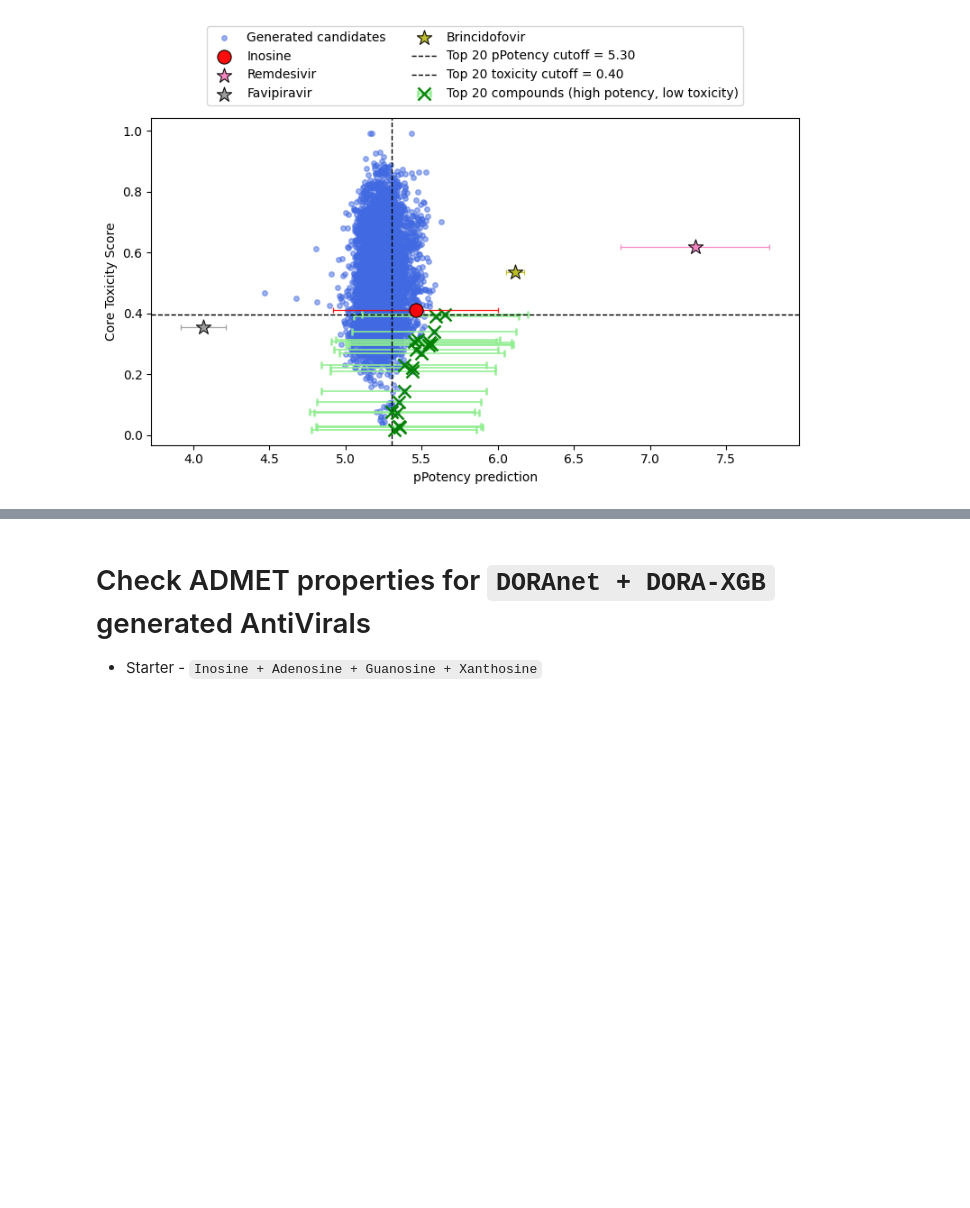
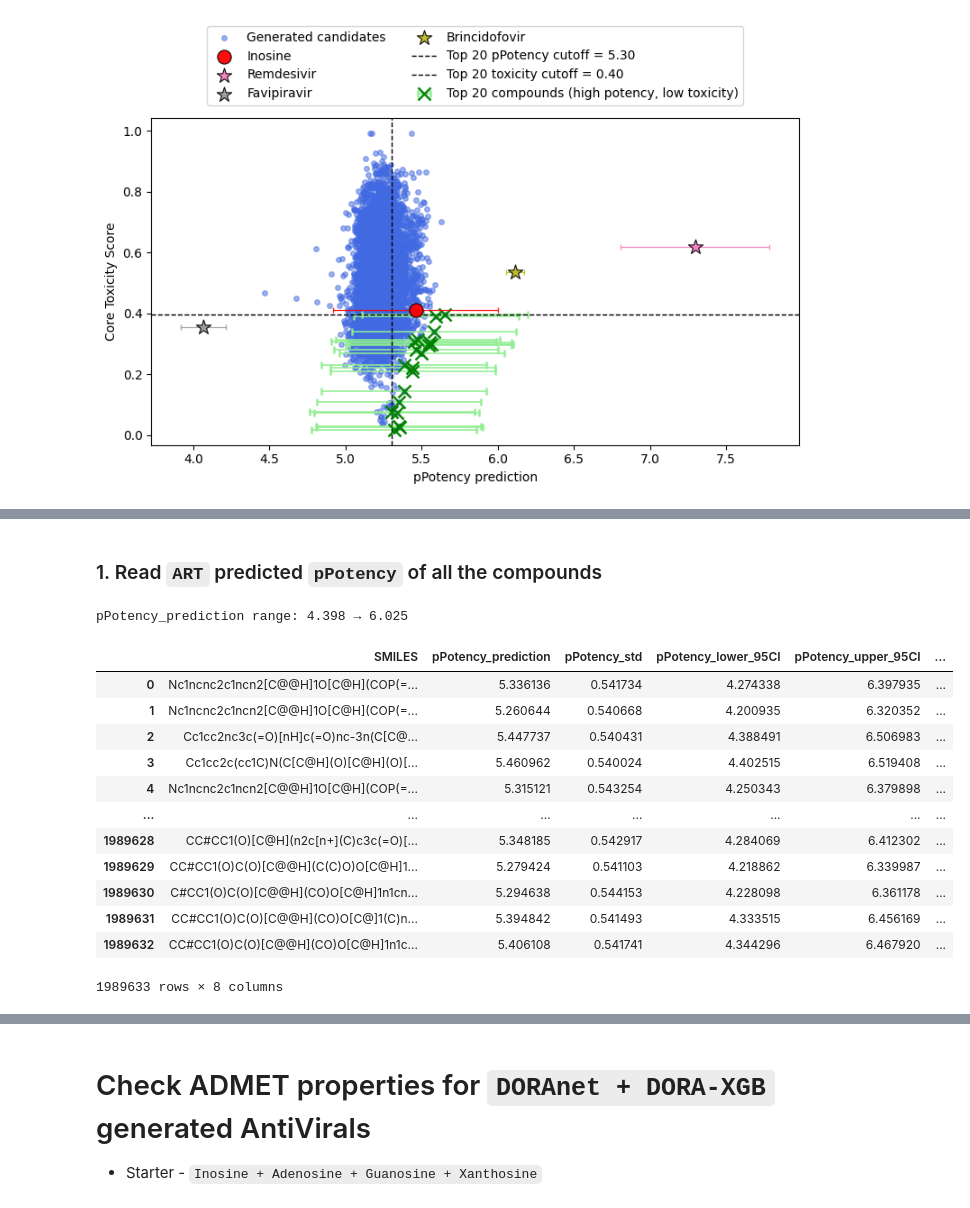
Before and after one commit to soumyadeepghosh35/DTRA_DrugDesign, a Jupyter notebook: DTRA_project_notebooks/Step6_ADMET_combinedEbola.ipynb, the cells around one changed output, grey strips where cells are left out. Drawn from its saved outputs; the diff is of its cells as text; code cells hidden in the pictures; blank space fills up the shorter version.

Commit message:
added inosine sub structure molecules

```diff
--- a/DTRA_project_notebooks/Step6_ADMET_combinedEbola.ipynb
+++ b/DTRA_project_notebooks/Step6_ADMET_combinedEbola.ipynb
@@ -2280,0 +2284,23 @@ Query compounds that will be plotted:
+# %% [markdown]
+### 1. Read `ART` predicted `pPotency` of all the compounds
+# %%
+Ebola_InosineSimilarstructures_wART = pd.read_csv(saveDir + 'combinedEbolaVirusData_InosineSimilarstructures_DORAnetGenerated_ARTprediction.csv')
+max_val = Ebola_InosineSimilarstructures_wART['pPotency_prediction'].max()
+min_val = Ebola_InosineSimilarstructures_wART['pPotency_prediction'].min()
+print(f"pPotency_prediction range: {min_val:.3f} → {max_val:.3f}")
+Ebola_InosineSimilarstructures_wART
+# %% [output]
+pPotency_prediction range: 4.398 → 6.025
+|  | SMILES | pPotency_prediction | pPotency_std | pPotency_lower_95CI | pPotency_upper_95CI | ... |
+| 0 | Nc1ncnc2c1ncn2[C@@H]1O[C@H](COP(=... | 5.336136 | 0.541734 | 4.274338 | 6.397935 | ... |
+| 1 | Nc1ncnc2c1ncn2[C@@H]1O[C@H](COP(=... | 5.260644 | 0.540668 | 4.200935 | 6.320352 | ... |
+| 2 | Cc1cc2nc3c(=O)[nH]c(=O)nc-3n(C[C@... | 5.447737 | 0.540431 | 4.388491 | 6.506983 | ... |
+| 3 | Cc1cc2c(cc1C)N(C[C@H](O)[C@H](O)[... | 5.460962 | 0.540024 | 4.402515 | 6.519408 | ... |
+| 4 | Nc1ncnc2c1ncn2[C@@H]1O[C@H](COP(=... | 5.315121 | 0.543254 | 4.250343 | 6.379898 | ... |
+| ... | ... | ... | ... | ... | ... | ... |
+| 1989628 | CC#CC1(O)[C@H](n2c[n+](C)c3c(=O)[... | 5.348185 | 0.542917 | 4.284069 | 6.412302 | ... |
+| 1989629 | CC#CC1(O)C(O)[C@@H](C(C)O)O[C@H]1... | 5.279424 | 0.541103 | 4.218862 | 6.339987 | ... |
+| 1989630 | C#CC1(O)C(O)[C@@H](CO)O[C@H]1n1cn... | 5.294638 | 0.544153 | 4.228098 | 6.361178 | ... |
+| 1989631 | CC#CC1(O)C(O)[C@@H](CO)O[C@]1(C)n... | 5.394842 | 0.541493 | 4.333515 | 6.456169 | ... |
+| 1989632 | CC#CC1(O)C(O)[C@@H](CO)O[C@H]1n1c... | 5.406108 | 0.541741 | 4.344296 | 6.467920 | ... |
+1989633 rows × 8 columns
```
Also changed, not shown: parts of 16 cells of this notebook, 1 other file.
